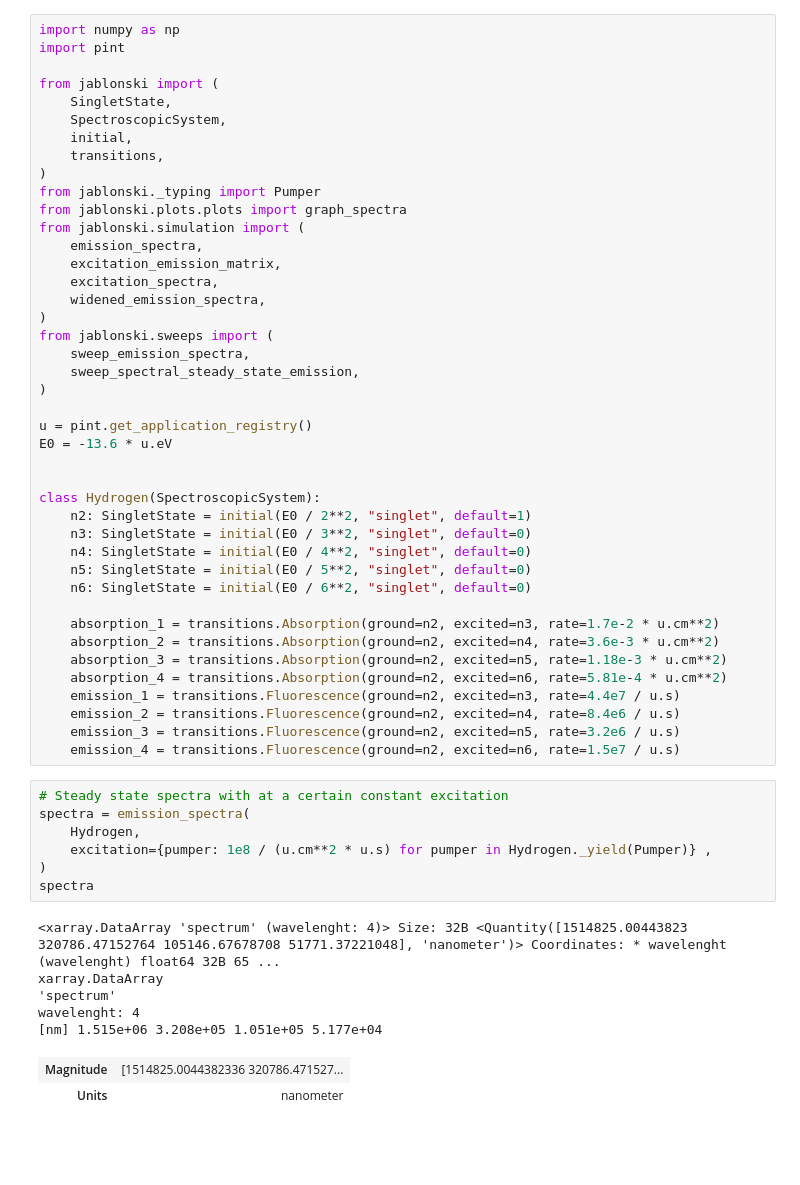
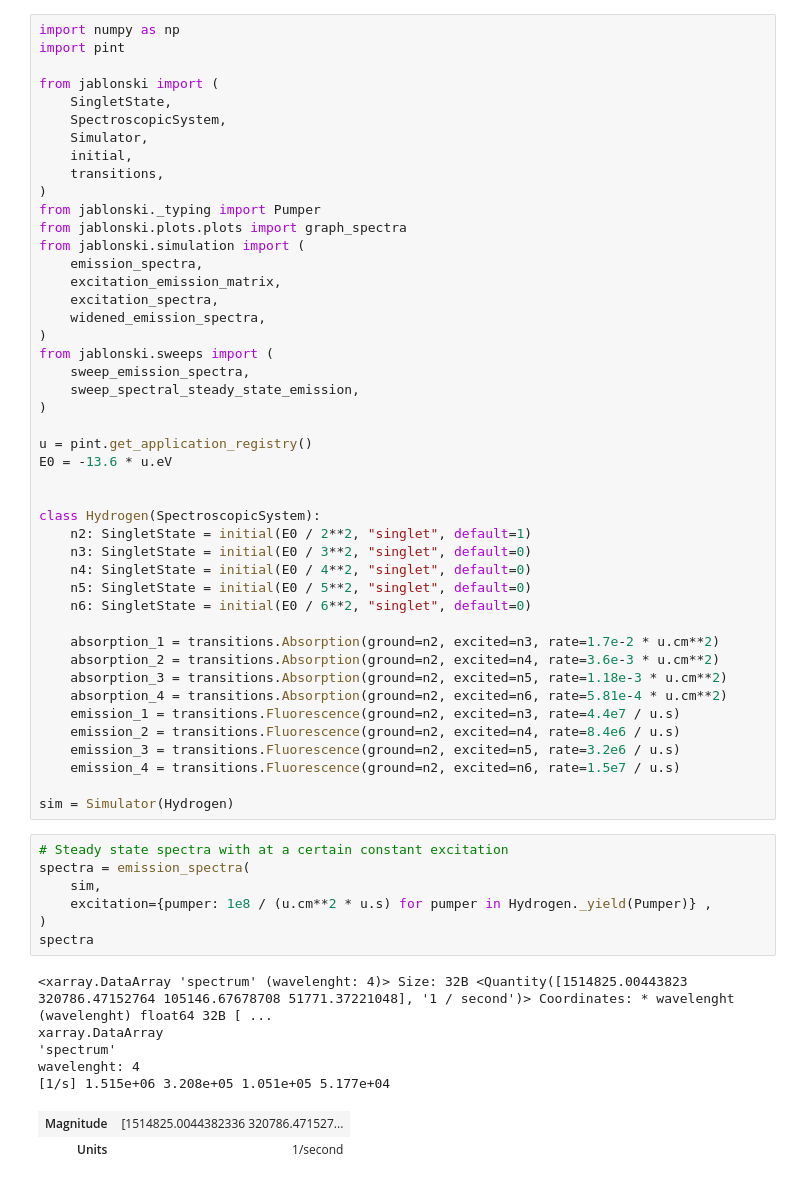
Before and after one commit to dyscolab/jablonski, a Jupyter notebook: examples/hydrogen_spectra.ipynb, the cells around one changed output. Cells and saved outputs as stored; diff of their text form; blank space fills up the shorter version.

```diff
--- a/examples/hydrogen_spectra.ipynb
+++ b/examples/hydrogen_spectra.ipynb
@@ -5,6 +5,7 @@ import pint
 from jablonski import (
     SingletState,
     SpectroscopicSystem,
+    Simulator,
     initial,
     transitions,
 )
@@ -40,21 +41,23 @@ class Hydrogen(SpectroscopicSystem):
     emission_2 = transitions.Fluorescence(ground=n2, excited=n4, rate=8.4e6 / u.s)
     emission_3 = transitions.Fluorescence(ground=n2, excited=n5, rate=3.2e6 / u.s)
     emission_4 = transitions.Fluorescence(ground=n2, excited=n6, rate=1.5e7 / u.s)
+
+sim = Simulator(Hydrogen)
 # %%
 # Steady state spectra with at a certain constant excitation
 spectra = emission_spectra(
-    Hydrogen,
+    sim,
     excitation={pumper: 1e8 / (u.cm**2 * u.s) for pumper in Hydrogen._yield(Pumper)} ,
 )
 spectra
 # %% [output]
-<xarray.DataArray 'spectrum' (wavelenght: 4)> Size: 32B <Quantity([1514825.00443823 320786.47152764 105146.67678708 51771.37221048], 'nanometer')> Coordinates: * wavelenght (wavelenght) float64 32B 65 ...
+<xarray.DataArray 'spectrum' (wavelenght: 4)> Size: 32B <Quantity([1514825.00443823 320786.47152764 105146.67678708 51771.37221048], '1 / second')> Coordinates: * wavelenght (wavelenght) float64 32B [ ...
 xarray.DataArray
 'spectrum'
 wavelenght: 4
-[nm] 1.515e+06 3.208e+05 1.051e+05 5.177e+04
+[1/s] 1.515e+06 3.208e+05 1.051e+05 5.177e+04
 | Magnitude | [1514825.0044382336 320786.471527... |
-| Units | nanometer |
+| Units | 1/second |
 Coordinates: (1)
 wavelenght
 (wavelenght)
```
Also changed, not shown: parts of 7 cells of this notebook.
